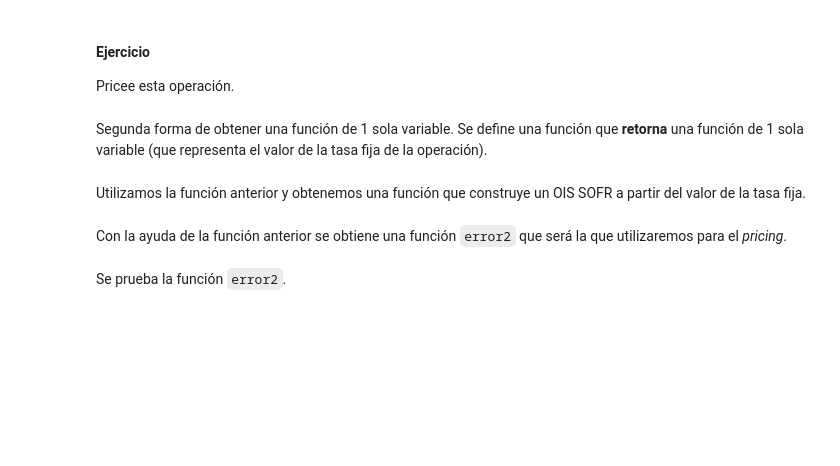
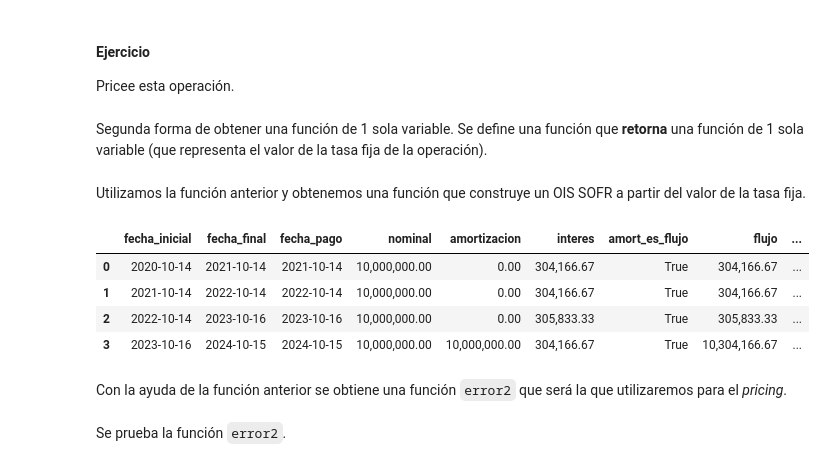
Before and after one commit to efaa-cl/mif-2021, a Jupyter notebook: 09_pricing_de_ois.ipynb, the cells around one changed output. Cells and saved outputs as stored; diff of their text form; code cells hidden in the pictures; blank space fills up the shorter version.

```diff
--- a/09_pricing_de_ois.ipynb
+++ b/09_pricing_de_ois.ipynb
@@ -57,7 +74,11 @@ Factor de descuento a 900 días es igual a 99.839384%
 # %% [markdown]
 ## Pricing
 # %%
-get_ois_sofr = partial(aux.get_ois_using_template, aux.type_ois_template, aux.TypeOis.SOFR)
+get_ois_sofr = partial(
+    aux.get_ois_using_template,
+    aux.type_ois_template,
+    aux.TypeOis.SOFR
+)
 # %% [markdown]
 ### Operación con Plazo Distinto
 # %%
@@ -306,6 +343,16 @@ get_ois_sofr_solo_tasa2 = get_sofr_ois_builder_only_rate(
     spread=0.0,
     gearing=1.0
 )
+# %%
+test = get_ois_sofr_solo_tasa2(.03)
+# %%
+aux.show_leg(test[0], 'FixedRateCashflow', '').style.format(frmt)
+# %% [output]
+|  | fecha_inicial | fecha_final | fecha_pago | nominal | amortizacion | interes | amort_es_flujo | flujo | ... |
+| 0 | 2020-10-14 | 2021-10-14 | 2021-10-14 | 10,000,000.00 | 0.00 | 304,166.67 | True | 304,166.67 | ... |
+| 1 | 2021-10-14 | 2022-10-14 | 2022-10-14 | 10,000,000.00 | 0.00 | 304,166.67 | True | 304,166.67 | ... |
+| 2 | 2022-10-14 | 2023-10-16 | 2023-10-16 | 10,000,000.00 | 0.00 | 305,833.33 | True | 305,833.33 | ... |
+| 3 | 2023-10-16 | 2024-10-15 | 2024-10-15 | 10,000,000.00 | 10,000,000.00 | 304,166.67 | True | 10,304,166.67 | ... |
 # %% [markdown]
 Con la ayuda de la función anterior se obtiene una función `error2` que será la que utilizaremos para el *pricing*.
 # %%
```
Also changed, not shown: parts of 11 cells of this notebook, 1 other file.
